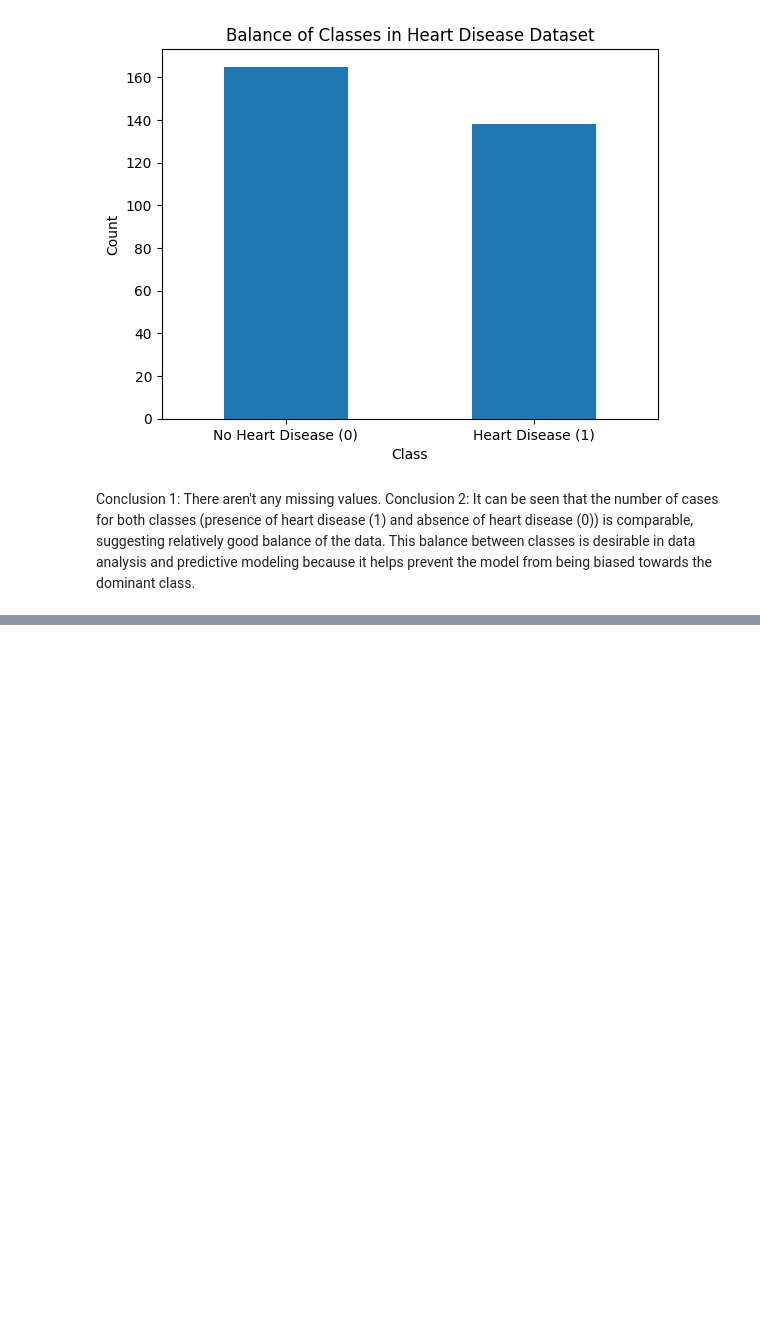
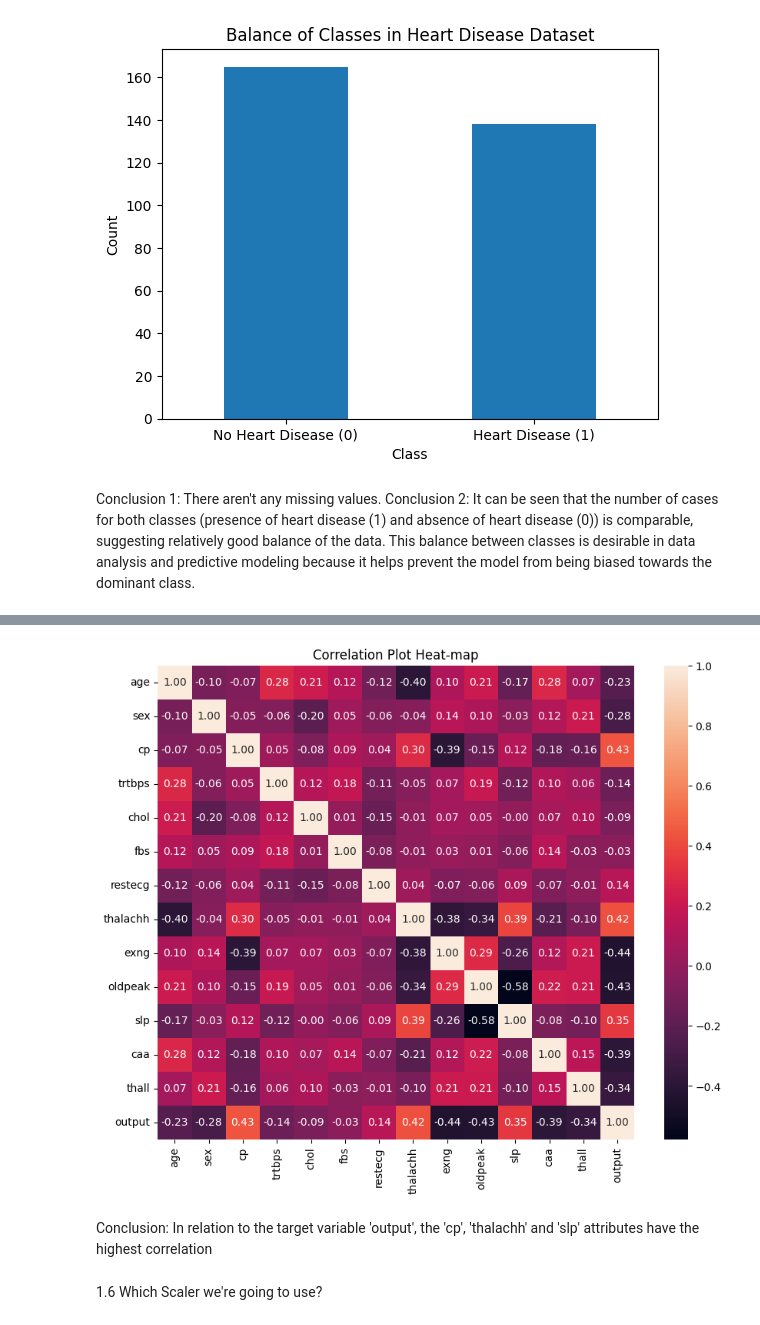
Before and after one commit to walachowska/Heart_Attack_Predictions, a Jupyter notebook: Heart_attack_prediction.ipynb, the cells around one changed output, grey strips where cells are left out. Cells and saved outputs as stored; diff of their text form; code cells hidden in the pictures; blank space fills up the shorter version.

```diff
--- a/Heart_attack_prediction.ipynb
+++ b/Heart_attack_prediction.ipynb
@@ -71,0 +144,14 @@ oldpeak - ST depression induced by exercise relative to rest
+# %%
+corr = df.corr()
+
+# Tworzenie mapy cieplnej z adnotacjami
+plt.figure(figsize=(10, 8)) # Możesz dostosować rozmiar dla lepszej czytelności
+sns.heatmap(corr, annot=True, fmt=".2f", cbar=True)
+plt.title("Correlation Plot Heat-map")
+plt.show()
+# %% [output]
+[figure, added]
+# %% [markdown]
+Conclusion: In relation to the target variable 'output', the 'cp', 'thalachh' and 'slp' attributes have the highest correlation
+# %% [markdown]
+1.6 Which Scaler we're going to use?
```
Also changed, not shown: parts of 17 cells of this notebook, 1 other file.
